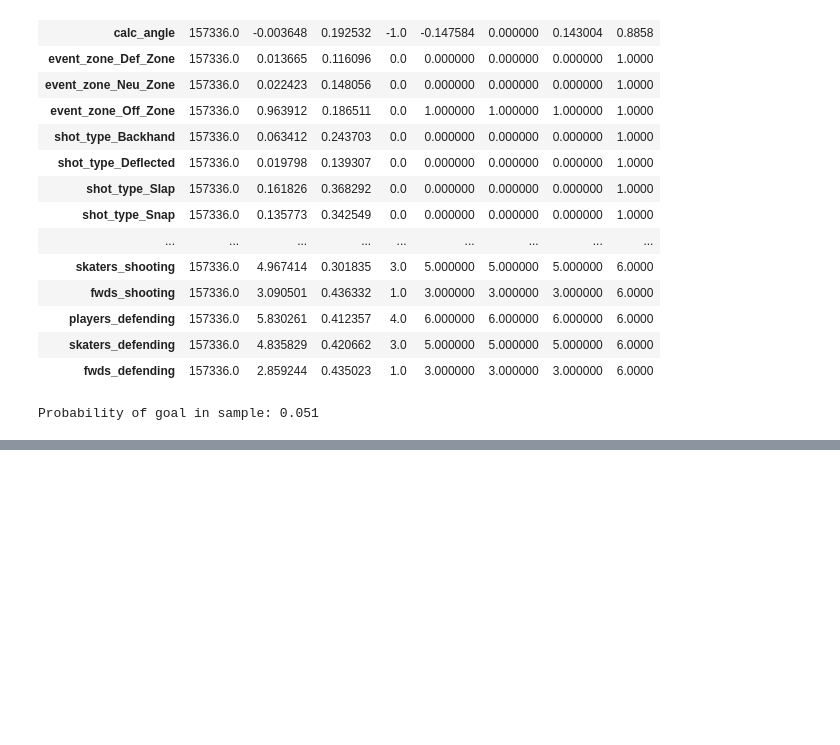
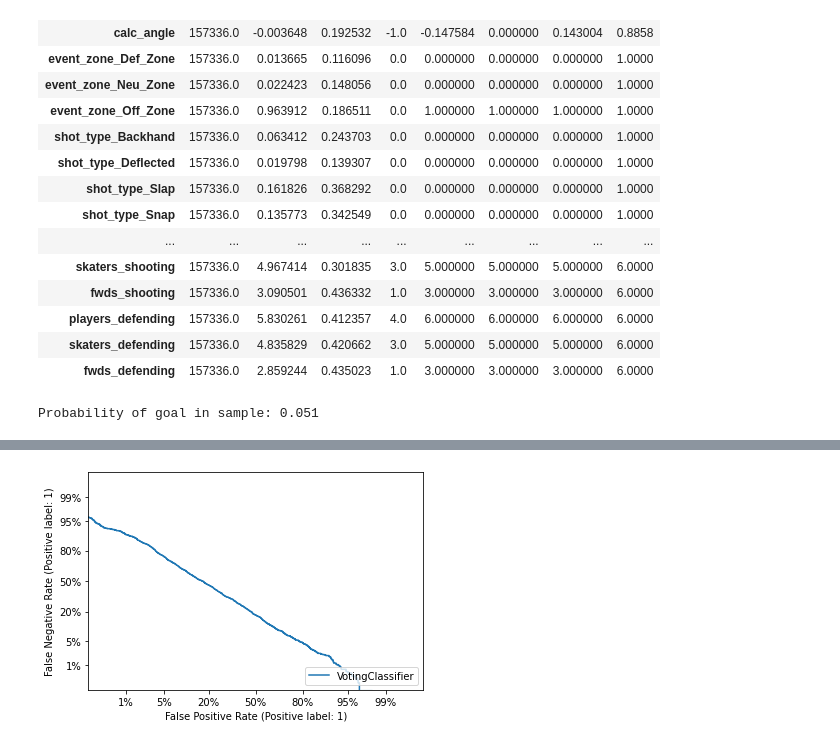
Before and after one commit to nmwodarz/Springboard, a Jupyter notebook: Capstone2/Capstone 2 Modeling.ipynb, the cells around one changed output, grey strips where cells are left out. Saved outputs shown, nothing was run; the diff lists cells and outputs as text; code cells hidden in the pictures; blank space fills up the shorter version.

```diff
--- a/Capstone2/Capstone 2 Modeling.ipynb
+++ b/Capstone2/Capstone 2 Modeling.ipynb
@@ -1025,0 +814,7 @@ df_scores
+# %%
+from sklearn.metrics import plot_det_curve
+
+det_plot = plot_det_curve(clf_soft, X_test, y_test)
+plt.show()
+# %% [output]
+[figure, added]
```
Also changed, not shown: parts of 104 cells of this notebook, 1 other file.
